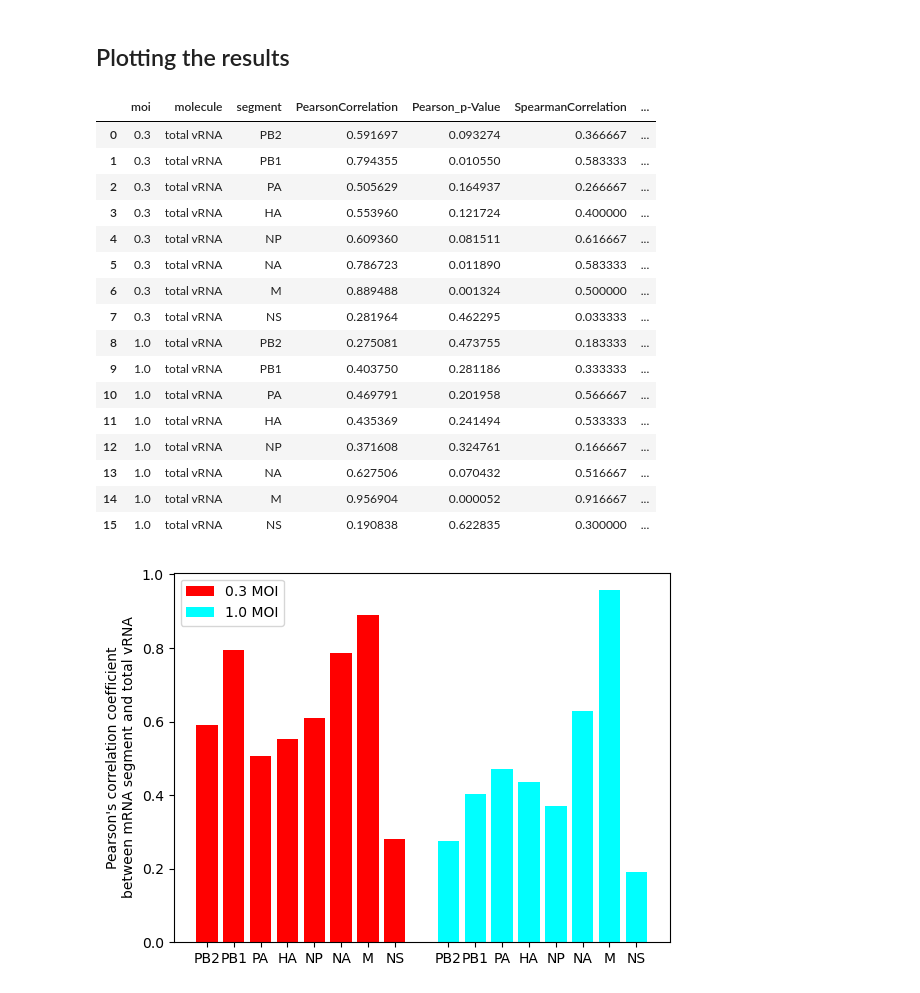
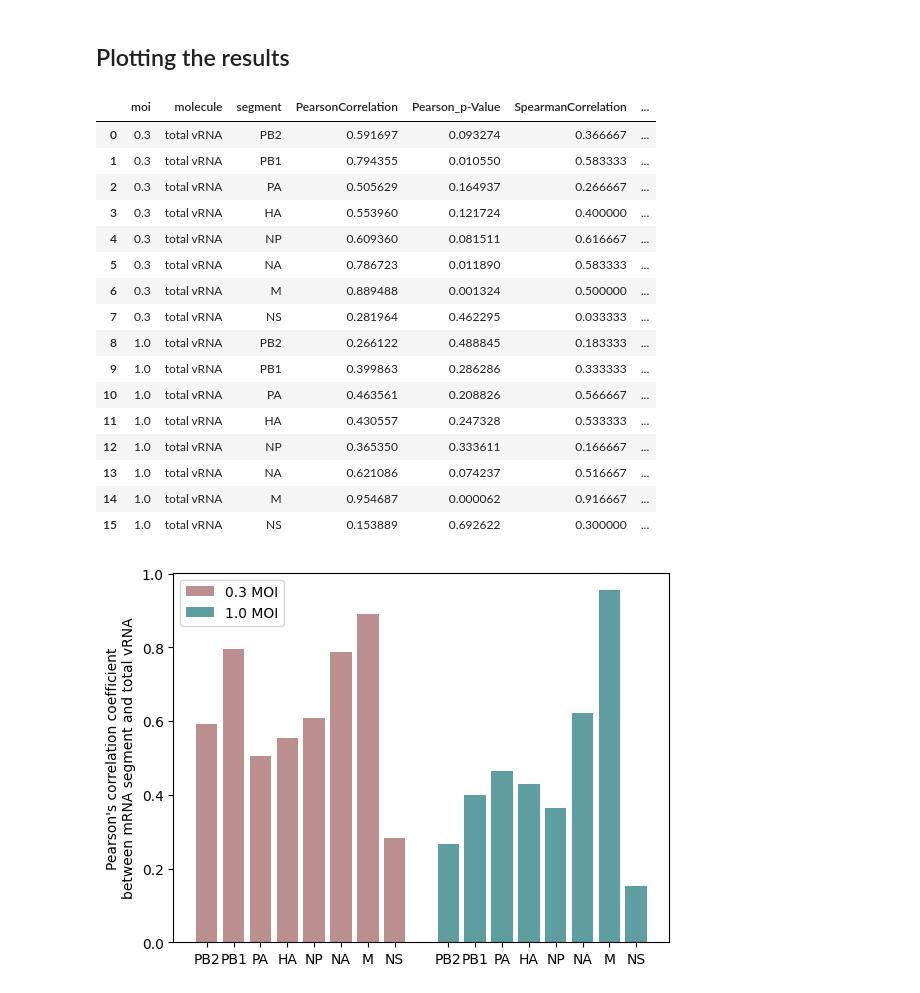
Before and after one commit to BioMeDS/mudRapp-seq, a Jupyter notebook: code/segment_analysis/TemporalCorrelation_mRNA_vRNA.ipynb, the cells around one changed output. Saved outputs shown, nothing was run; the diff lists cells and outputs as text; code cells hidden in the pictures.

Commit message:
Update temporal correlation analysis

```diff
--- a/code/segment_analysis/TemporalCorrelation_mRNA_vRNA.ipynb
+++ b/code/segment_analysis/TemporalCorrelation_mRNA_vRNA.ipynb
@@ -27,7 +27,7 @@ def filterDF(df, repVal=None, moiVal=None, hpiVal=None, moleculeVal=None, segmen
 # %% [markdown]
 ## Data preprocessing
 # %%
-spots=pd.read_csv("spots.tsv",sep="\t")
+spots=pd.read_csv("analysis/spot_detection/seq_2nt/all_spots.tsv.xz",sep="\t")
 # %%
 # Step 1: Filter groups with at least 5 rows
 filtered_spots = spots.groupby(['rep', 'moi', 'hpi', 'fov', 'cell']).filter(lambda x: len(x) >= 5)
@@ -40,9 +40,6 @@ filtered_spots['infected_cells'] = unique_cells
 
 # Step 4: Reset the index
 spots1 = filtered_spots.reset_index(drop=True)
-# %%
-# Adjust moi where it is 0.0 to 1.0
-spots1['moi'] = np.where(spots1['moi'] == 0.0, 1.0, spots1['moi'])
 # %%
 # Define the order of the segments for reordering
 segment_order = ["PB2","PB1","PA","HA","NP","NA","M","NS"]
@@ -138,6 +133,3 @@ df_res_raw=pd.read_csv('correlation_total_vRNA.csv',index_col=0)
-# %%
-df_res_raw.segment=df_res_raw.segment.fillna('NA')
-df_res=df_res_raw.dropna()
 # %%
 df_res
 # %% [output]
@@ -150,23 +142,21 @@ df_res
 | 5 | 0.3 | total vRNA | NA | 0.786723 | 0.011890 | 0.583333 | ... |
 | 6 | 0.3 | total vRNA | M | 0.889488 | 0.001324 | 0.500000 | ... |
 | 7 | 0.3 | total vRNA | NS | 0.281964 | 0.462295 | 0.033333 | ... |
-| 8 | 1.0 | total vRNA | PB2 | 0.275081 | 0.473755 | 0.183333 | ... |
-| 9 | 1.0 | total vRNA | PB1 | 0.403750 | 0.281186 | 0.333333 | ... |
-| 10 | 1.0 | total vRNA | PA | 0.469791 | 0.201958 | 0.566667 | ... |
-| 11 | 1.0 | total vRNA | HA | 0.435369 | 0.241494 | 0.533333 | ... |
-| 12 | 1.0 | total vRNA | NP | 0.371608 | 0.324761 | 0.166667 | ... |
-| 13 | 1.0 | total vRNA | NA | 0.627506 | 0.070432 | 0.516667 | ... |
-| 14 | 1.0 | total vRNA | M | 0.956904 | 0.000052 | 0.916667 | ... |
-| 15 | 1.0 | total vRNA | NS | 0.190838 | 0.622835 | 0.300000 | ... |
+| 8 | 1.0 | total vRNA | PB2 | 0.266122 | 0.488845 | 0.183333 | ... |
+| 9 | 1.0 | total vRNA | PB1 | 0.399863 | 0.286286 | 0.333333 | ... |
+| 10 | 1.0 | total vRNA | PA | 0.463561 | 0.208826 | 0.566667 | ... |
+| 11 | 1.0 | total vRNA | HA | 0.430557 | 0.247328 | 0.533333 | ... |
+| 12 | 1.0 | total vRNA | NP | 0.365350 | 0.333611 | 0.166667 | ... |
+| 13 | 1.0 | total vRNA | NA | 0.621086 | 0.074237 | 0.516667 | ... |
+| 14 | 1.0 | total vRNA | M | 0.954687 | 0.000062 | 0.916667 | ... |
+| 15 | 1.0 | total vRNA | NS | 0.153889 | 0.692622 | 0.300000 | ... |
 # %%
 x=np.arange(8)
-plt.bar(x,df_res[df_res['moi']==0.3].PearsonCorrelation, label='0.3 MOI',color='red')
-plt.bar(x+9,df_res[df_res['moi']==1].PearsonCorrelation,label='1.0 MOI',color='cyan')
+plt.bar(x,df_res[df_res['moi']==0.3].PearsonCorrelation, label='0.3 MOI',color='rosybrown')
+plt.bar(x+9,df_res[df_res['moi']==1].PearsonCorrelation,label='1.0 MOI',color='cadetblue')
 plt.xticks(list(x)+list(x+9), df_res.segment)
 plt.ylabel('Pearson\'s correlation coefficient\nbetween mRNA segment and total vRNA')
 plt.legend()
-#plt.show()
-plt.savefig('correlation_total_vRNA.png')
-plt.savefig('correlation_total_vRNA.svg')
+plt.savefig('figures/supp-fig8-correlation_total_vRNA.svg')
 # %% [output]
-[figure, old version]
+[figure, new version]
```
Also changed, not shown: parts of 4 cells of this notebook, 3 other files.
